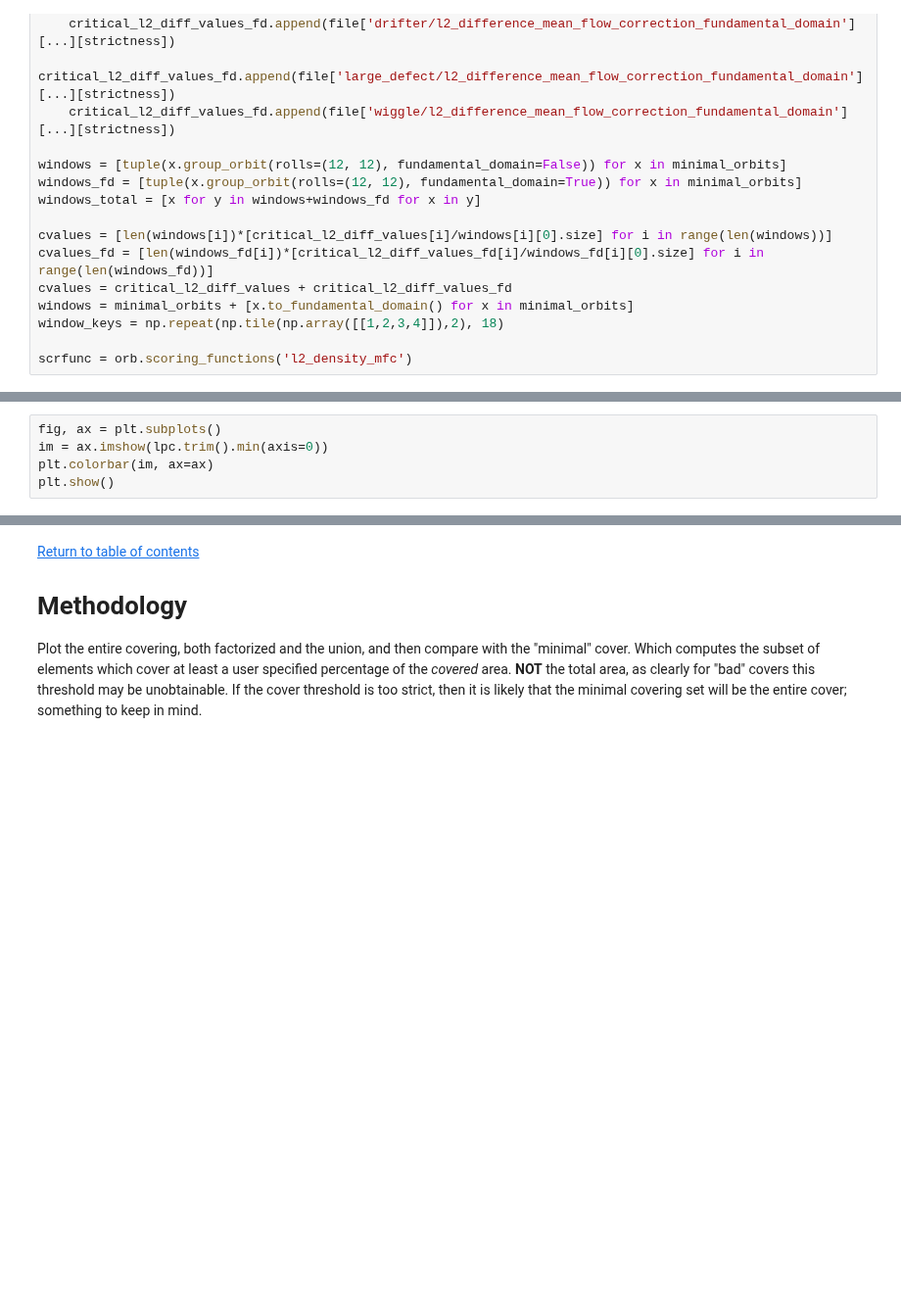
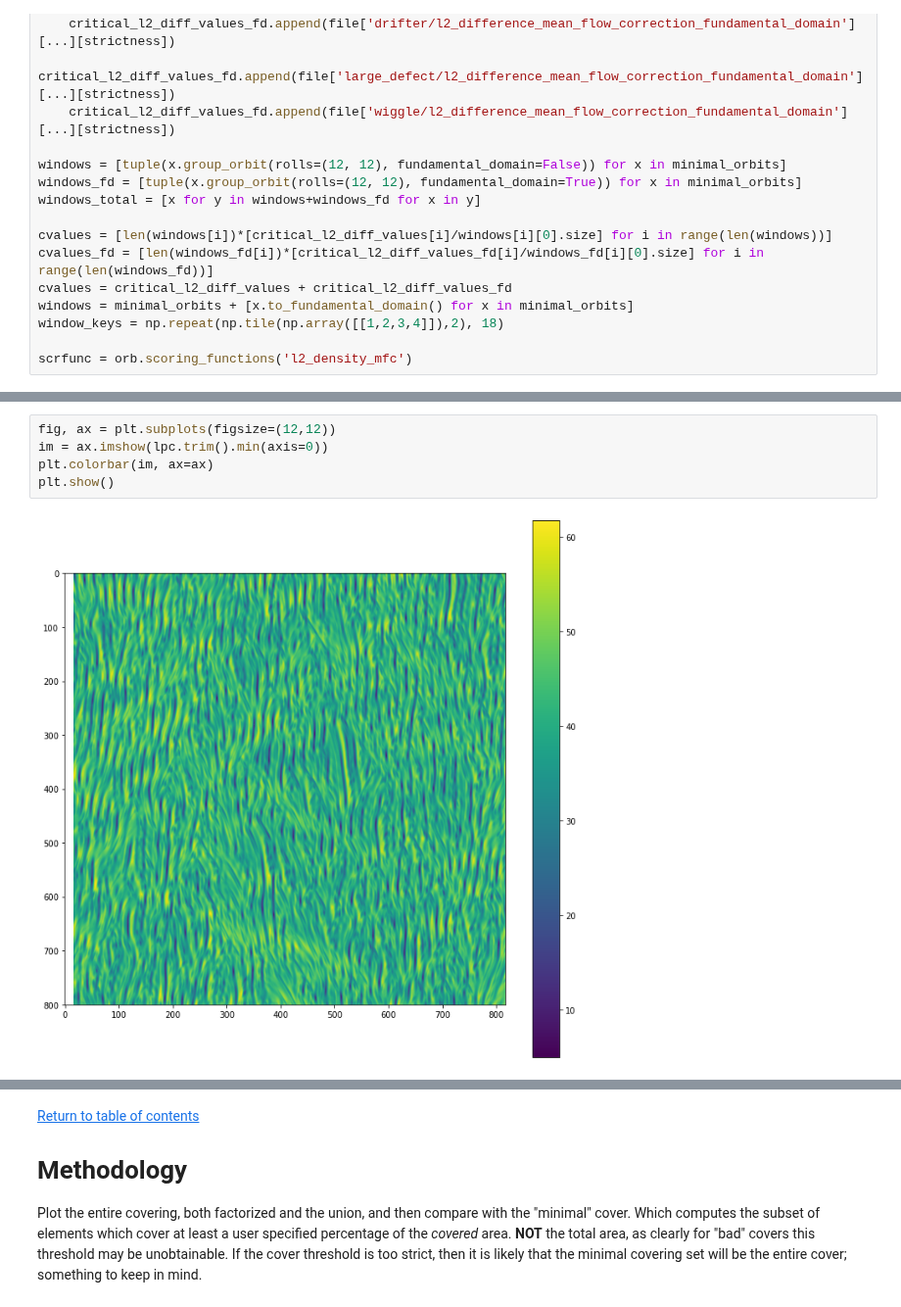
Before and after one commit to chaotic-systems/orbithunter, a Jupyter notebook: notebooks/covering.ipynb, the cells around one changed output, grey strips where cells are left out. Shown at 98% size. Cells and saved outputs as stored; diff of their text form; blank space fills up the shorter version.

```diff
--- a/notebooks/covering.ipynb
+++ b/notebooks/covering.ipynb
@@ -396,8 +397,10 @@ print('\nL2 metric covering took {:.2f} seconds to complete'.format(t1l2-t0l2))
 # %%
-fig, ax = plt.subplots()
+fig, ax = plt.subplots(figsize=(12,12))
 im = ax.imshow(lpc.trim().min(axis=0))
 plt.colorbar(im, ax=ax)
 plt.show()
+# %% [output]
+[figure, added]
 # %%
 fig, ax = plt.subplots(subplot_kw={"projection": "3d"}, figsize=(10,10))
 
```
Also changed, not shown: parts of 11 cells of this notebook, 8 other files.
